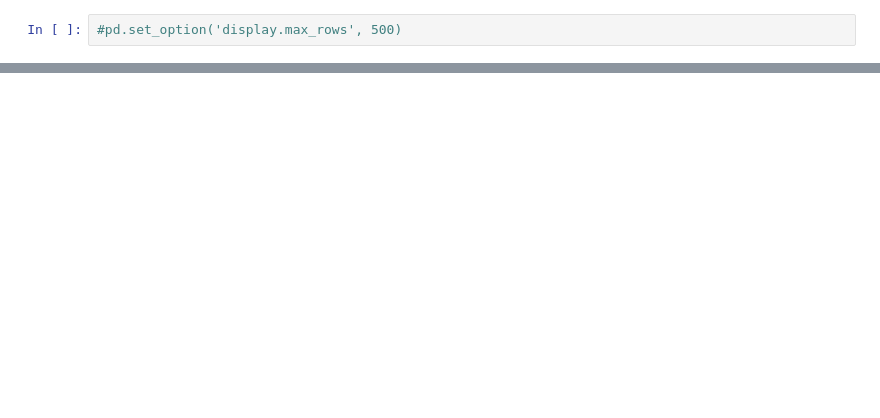
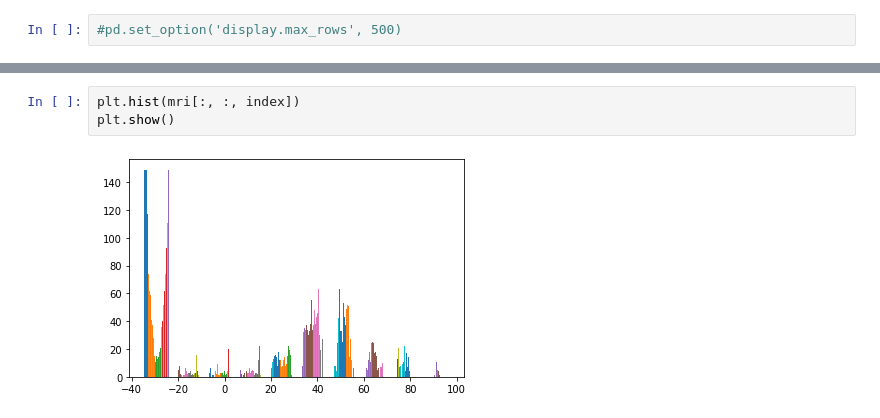
Before and after one commit to ugurcanakyuz/3D-Volumetric-MedicalImageSegmentationWithDeepLearning, a Jupyter notebook: Code/3D_DataLoad.ipynb, the cells around one changed output, grey strips where cells are left out. Cells and saved outputs as stored; diff of their text form; blank space fills up the shorter version.

```diff
--- a/Code/3D_DataLoad.ipynb
+++ b/Code/3D_DataLoad.ipynb
@@ -48,0 +39,5 @@ for i in range(15):
+# %%
+plt.hist(mri[:, :, index])
+plt.show()
+# %% [output]
+[figure, added]
```
Also changed, not shown: parts of 8 cells of this notebook.
